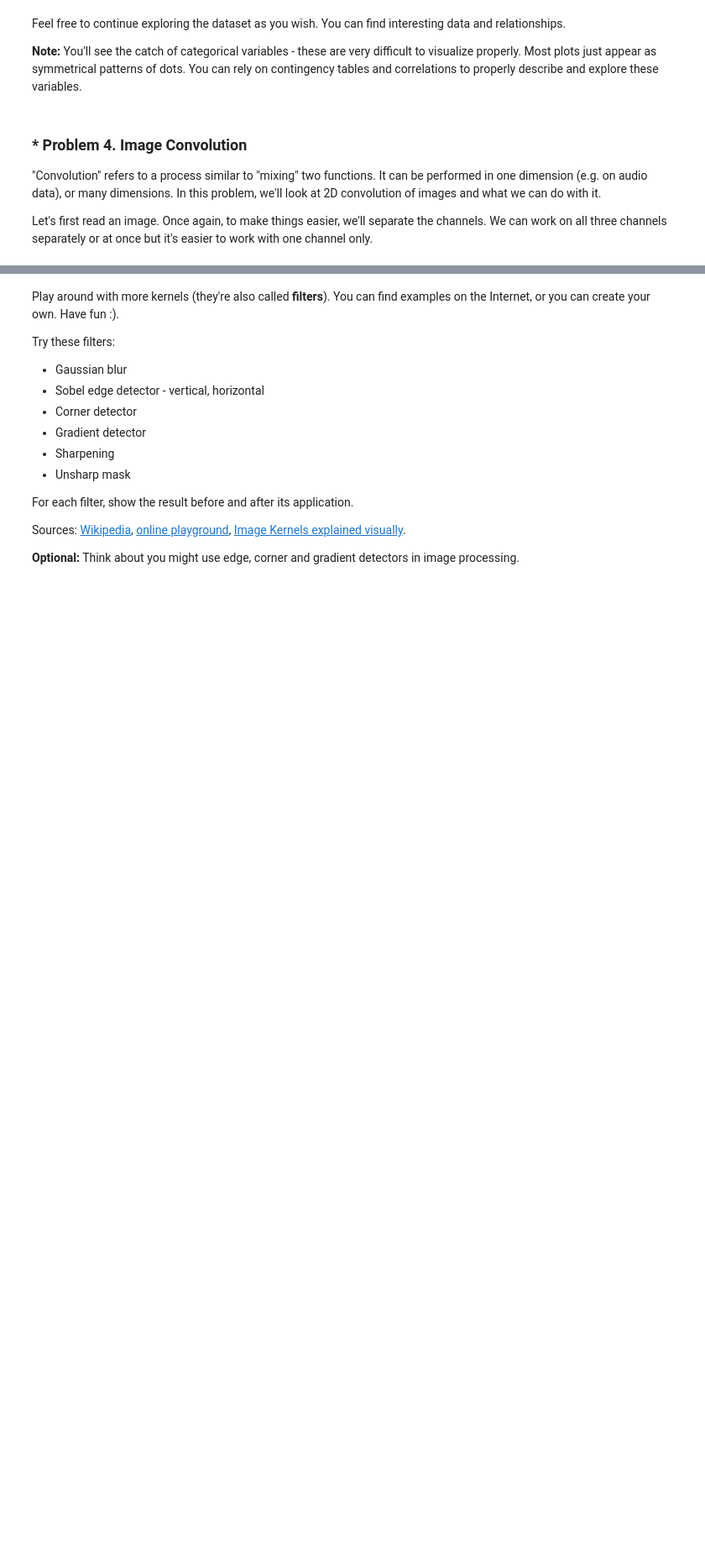
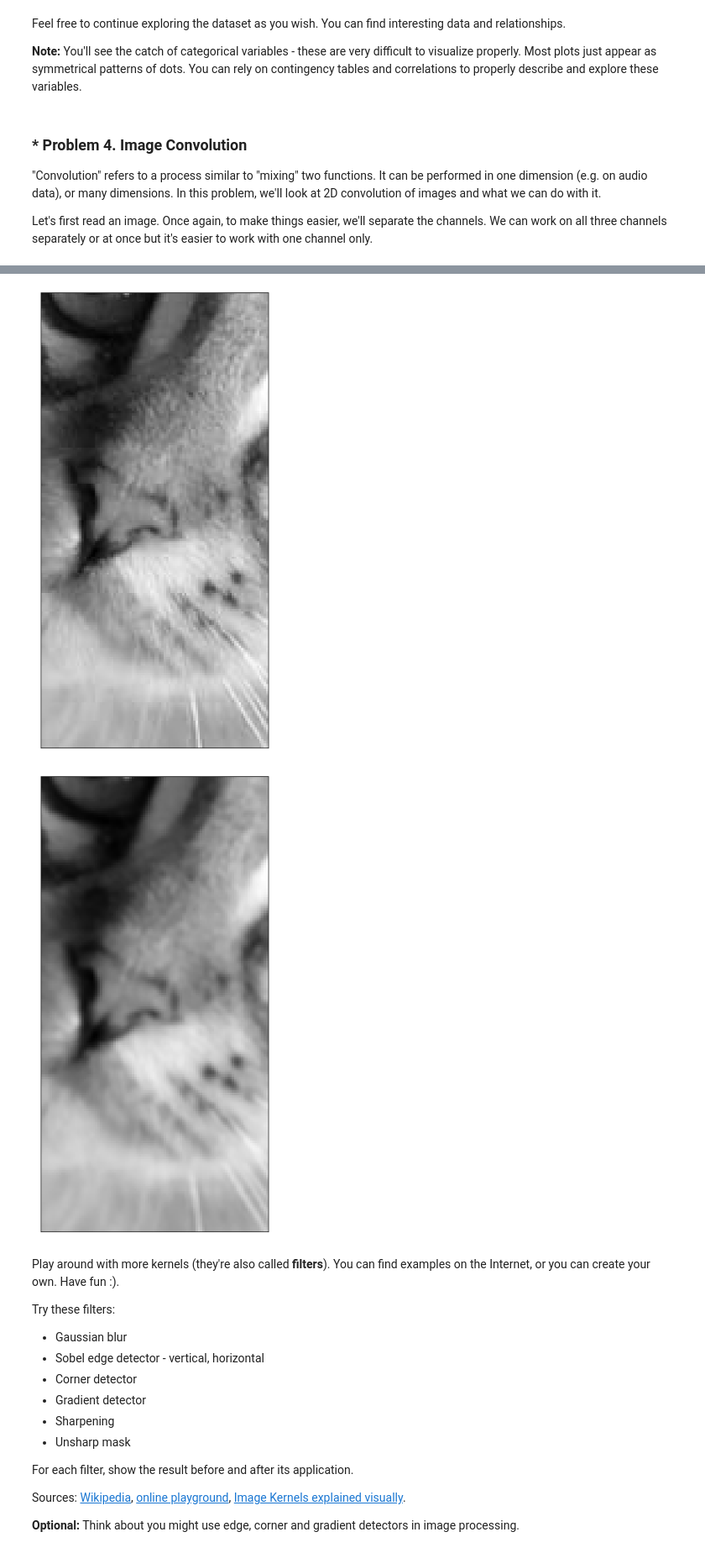
Before and after one commit to mstoychev/Math-Concepts-for-Developers, a Jupyter notebook: 7. Hypotesis Testing/Hypothesis Testing Exercise.ipynb, the cells around one changed output, grey strips where cells are left out. Shown at 84% size. Drawn from its saved outputs; the diff is of its cells as text; code cells hidden in the pictures; blank space fills up the shorter version.

```diff
--- a/7. Hypotesis Testing/Hypothesis Testing Exercise.ipynb
+++ b/7. Hypotesis Testing/Hypothesis Testing Exercise.ipynb
@@ -388,3 +452,9 @@ Apply the convolution. To see better how it performs, you can plot only a part o
+# %%
+display(r[300:500, 200:300])
+display(result[300:500, 200:300])
+# %% [output]
+[figure, added]
+[figure, added]
 # %% [markdown]
 Play around with more kernels (they're also called **filters**). You can find examples on the Internet, or you can create your own. Have fun :).
 
```
Also changed, not shown: parts of 19 cells of this notebook.
